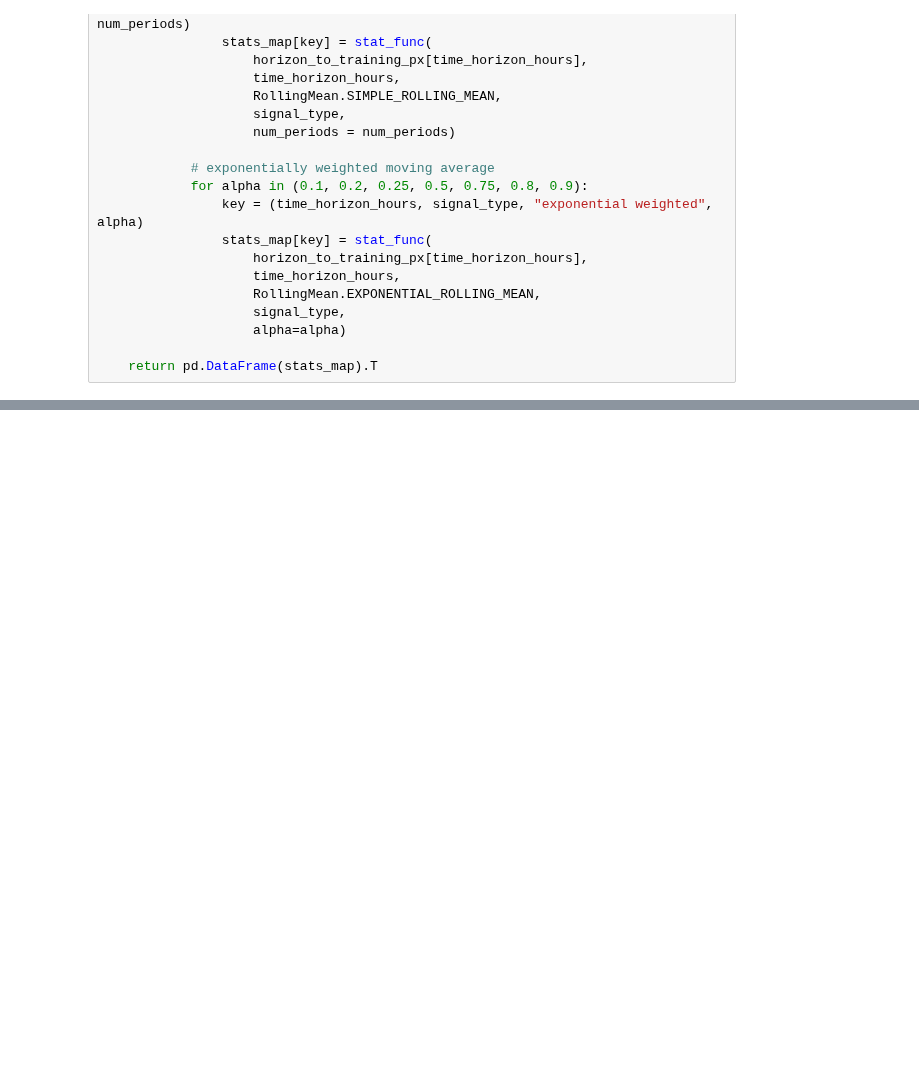
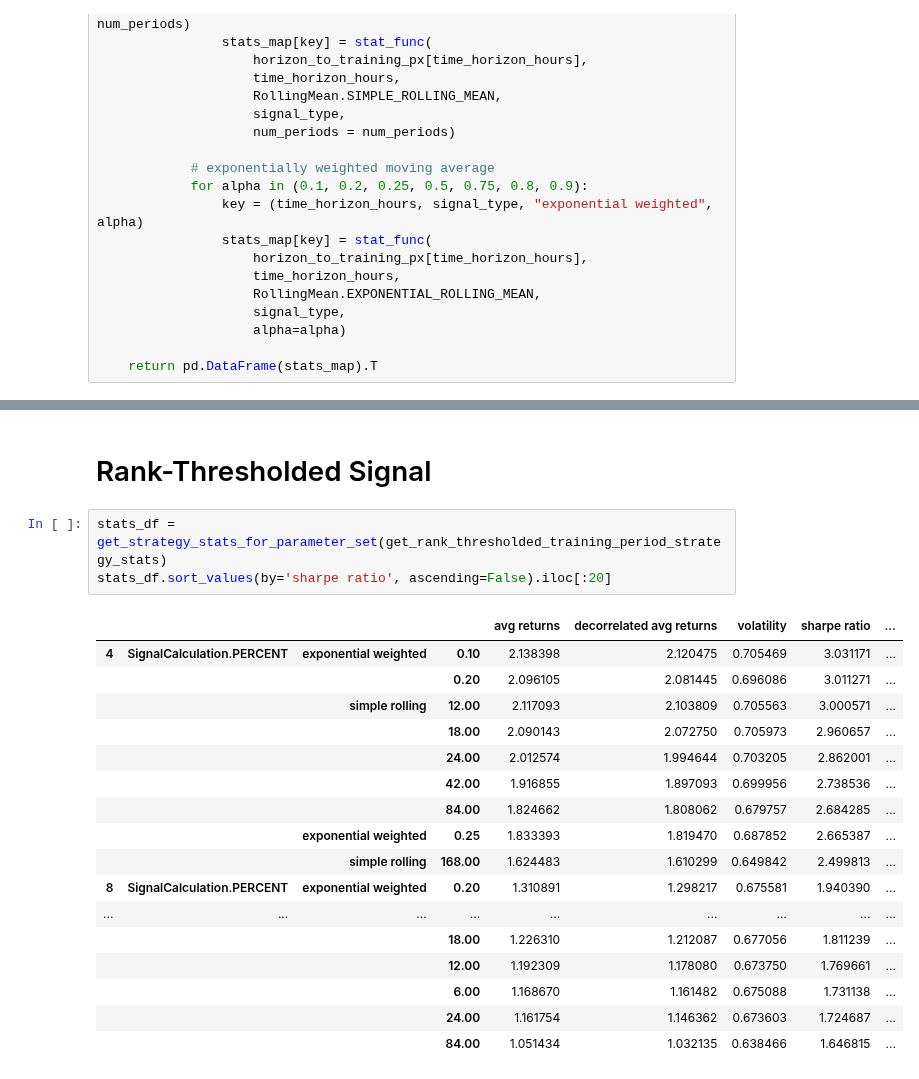
Before and after one commit to wbchristerson/crypto-strategies, a Jupyter notebook: updated_moving_average_price_reversion.ipynb, the cells around one changed output, grey strips where cells are left out. Drawn from its saved outputs; the diff is of its cells as text; blank space fills up the shorter version.

```diff
--- a/updated_moving_average_price_reversion.ipynb
+++ b/updated_moving_average_price_reversion.ipynb
@@ -171,0 +334,23 @@ def get_strategy_stats_for_parameter_set(stat_func):
+# %% [markdown]
+# Rank-Thresholded Signal
+# %%
+stats_df = get_strategy_stats_for_parameter_set(get_rank_thresholded_training_period_strategy_stats)
+stats_df.sort_values(by='sharpe ratio', ascending=False).iloc[:20]
+# %% [output]
+|  |  |  |  | avg returns | decorrelated avg returns | volatility | sharpe ratio | ... |
+| 4 | SignalCalculation.PERCENT | exponential weighted | 0.10 | 2.138398 | 2.120475 | 0.705469 | 3.031171 | ... |
+|  |  |  | 0.20 | 2.096105 | 2.081445 | 0.696086 | 3.011271 | ... |
+|  |  | simple rolling | 12.00 | 2.117093 | 2.103809 | 0.705563 | 3.000571 | ... |
+|  |  |  | 18.00 | 2.090143 | 2.072750 | 0.705973 | 2.960657 | ... |
+|  |  |  | 24.00 | 2.012574 | 1.994644 | 0.703205 | 2.862001 | ... |
+|  |  |  | 42.00 | 1.916855 | 1.897093 | 0.699956 | 2.738536 | ... |
+|  |  |  | 84.00 | 1.824662 | 1.808062 | 0.679757 | 2.684285 | ... |
+|  |  | exponential weighted | 0.25 | 1.833393 | 1.819470 | 0.687852 | 2.665387 | ... |
+|  |  | simple rolling | 168.00 | 1.624483 | 1.610299 | 0.649842 | 2.499813 | ... |
+| 8 | SignalCalculation.PERCENT | exponential weighted | 0.20 | 1.310891 | 1.298217 | 0.675581 | 1.940390 | ... |
+| ... | ... | ... | ... | ... | ... | ... | ... | ... |
+|  |  |  | 18.00 | 1.226310 | 1.212087 | 0.677056 | 1.811239 | ... |
+|  |  |  | 12.00 | 1.192309 | 1.178080 | 0.673750 | 1.769661 | ... |
+|  |  |  | 6.00 | 1.168670 | 1.161482 | 0.675088 | 1.731138 | ... |
+|  |  |  | 24.00 | 1.161754 | 1.146362 | 0.673603 | 1.724687 | ... |
+|  |  |  | 84.00 | 1.051434 | 1.032135 | 0.638466 | 1.646815 | ... |
```
Also changed, not shown: parts of 11 cells of this notebook, 1 other file.
